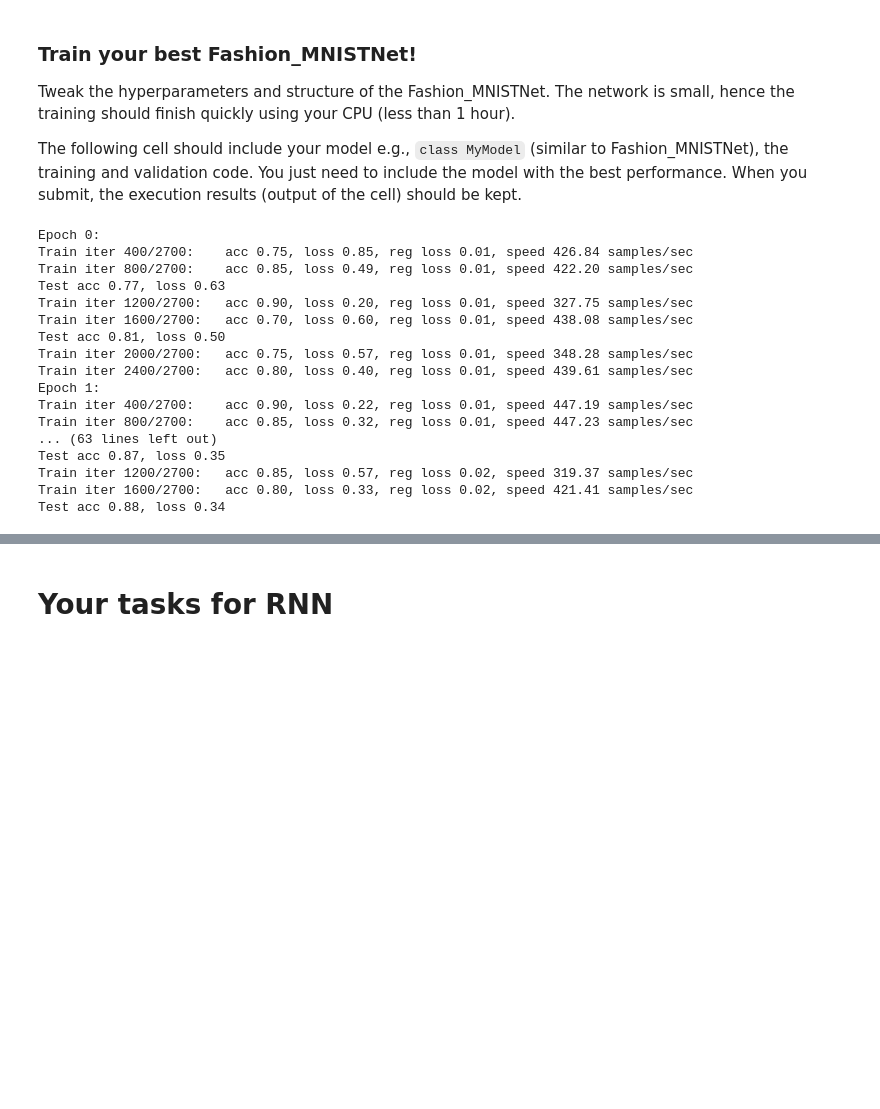
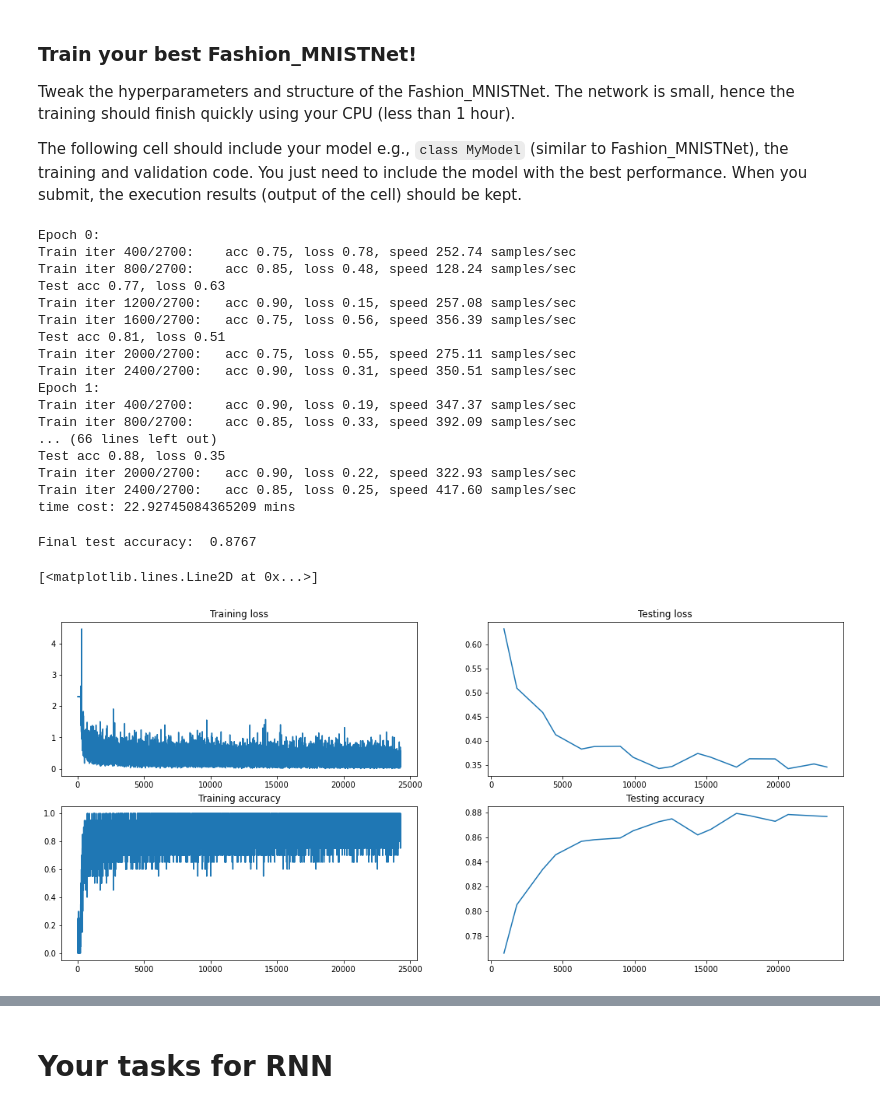
Before and after one commit to amrut-prabhu/cs5242-cnn-rnn-assignment, a Jupyter notebook: main.ipynb, the cells around one changed output, grey strips where cells are left out. Cells and saved outputs as stored; diff of their text form; code cells hidden in the pictures; blank space fills up the shorter version.

Commit message:
Add new cnn model (89.3%)

```diff
--- a/main.ipynb
+++ b/main.ipynb
@@ -519,7 +519,7 @@ def My_Fashion_MNISTNet():
         'pad': 2,
         'stride': 1,
         'in_channel': 1,
-        'out_channel': 64
+        'out_channel': 50
     }
     pool1_params = {
         'pool_type': 'max',
@@ -558,18 +558,18 @@ def My_Fashion_MNISTNet():
 #     model.add(ReLU(name='relu3'))
 #     model.add(Pool2D(pool3_params, name='pooling3'))
 
-    model.add(Dropout(rate=0.25, name='dropout1'))
+#     model.add(Dropout(rate=0.25, name='dropout1'))
     model.add(Flatten(name='flatten'))
 
-    model.add(Linear(64*26*26, 100, name='fclayer1', initializer=Gaussian(std=0.01)))#initializer=Uniform(a=-sqrt(6 / (64*26*26)), b=sqrt(6 / (64*26*26)))))
+    model.add(Linear(50*26*26, 400, name='fclayer1', initializer=Gaussian(std=0.01)))#initializer=Uniform(a=-sqrt(6 / (64*26*26)), b=sqrt(6 / (64*26*26)))))
     model.add(ReLU(name='relu4'))
 
-    model.add(Linear(100, 10, name='fclayer2', initializer=Gaussian(std=0.01)))
+#     model.add(Linear(100, 10, name='fclayer2', initializer=Gaussian(std=0.01)))
 
-#     model.add(Linear(500, 100, name='fclayer2', initializer=Gaussian(std=0.01)))
-#     model.add(ReLU(name='relu5'))
+    model.add(Linear(400, 100, name='fclayer2', initializer=Gaussian(std=0.01)))
+    model.add(ReLU(name='relu5'))
 #     model.add(Dropout(0.3)
-#     model.add(Linear(100, 10, name='fclayer3', initializer=Gaussian(std=0.01)))
+    model.add(Linear(100, 10, name='fclayer3', initializer=Gaussian(std=0.01)))
 #     model.add(ReLU(name='relu6'))
 
 
@@ -584,8 +584,8 @@ loss = SoftmaxCrossEntropy(num_class=10)
 optim = SGD(lr=0.01)
 # optim = Adam(lr=0.005, decay=0,  sheduler_func=None, bias_correction=True) #step_decay
 # optim = RMSprop(lr=0.01, epsilon=1e-6)
-# l2 = L2(w=0.001) # L2 regularization with lambda=0.001
-model.compile(optimizer=optim, loss=loss, regularization=l2)
+l2 = L2(w=0.001) # L2 regularization with lambda=0.001
+model.compile(optimizer=optim, loss=loss)#, regularization=l2)
 
 import time
 start = time.time()
@@ -597,19 +597,39 @@ train_results, val_results, test_results = model.train(
 print('time cost:', (time.time()-start)/60, 'mins')
 # %% [output]
 Epoch 0:
-Train iter 400/2700:    acc 0.75, loss 0.85, reg loss 0.01, speed 426.84 samples/sec
-Train iter 800/2700:    acc 0.85, loss 0.49, reg loss 0.01, speed 422.20 samples/sec
+Train iter 400/2700:    acc 0.75, loss 0.78, speed 252.74 samples/sec
+Train iter 800/2700:    acc 0.85, loss 0.48, speed 128.24 samples/sec
 Test acc 0.77, loss 0.63
-Train iter 1200/2700:   acc 0.90, loss 0.20, reg loss 0.01, speed 327.75 samples/sec
-Train iter 1600/2700:   acc 0.70, loss 0.60, reg loss 0.01, speed 438.08 samples/sec
-Test acc 0.81, loss 0.50
-Train iter 2000/2700:   acc 0.75, loss 0.57, reg loss 0.01, speed 348.28 samples/sec
-Train iter 2400/2700:   acc 0.80, loss 0.40, reg loss 0.01, speed 439.61 samples/sec
+Train iter 1200/2700:   acc 0.90, loss 0.15, speed 257.08 samples/sec
+Train iter 1600/2700:   acc 0.75, loss 0.56, speed 356.39 samples/sec
+Test acc 0.81, loss 0.51
+Train iter 2000/2700:   acc 0.75, loss 0.55, speed 275.11 samples/sec
+Train iter 2400/2700:   acc 0.90, loss 0.31, speed 350.51 samples/sec
 Epoch 1:
-Train iter 400/2700:    acc 0.90, loss 0.22, reg loss 0.01, speed 447.19 samples/sec
-Train iter 800/2700:    acc 0.85, loss 0.32, reg loss 0.01, speed 447.23 samples/sec
-... (63 lines left out)
-Test acc 0.87, loss 0.35
-Train iter 1200/2700:   acc 0.85, loss 0.57, reg loss 0.02, speed 319.37 samples/sec
-Train iter 1600/2700:   acc 0.80, loss 0.33, reg loss 0.02, speed 421.41 samples/sec
-Test acc 0.88, loss 0.34
+Train iter 400/2700:    acc 0.90, loss 0.19, speed 347.37 samples/sec
+Train iter 800/2700:    acc 0.85, loss 0.33, speed 392.09 samples/sec
+... (66 lines left out)
+Test acc 0.88, loss 0.35
+Train iter 2000/2700:   acc 0.90, loss 0.22, speed 322.93 samples/sec
+Train iter 2400/2700:   acc 0.85, loss 0.25, speed 417.60 samples/sec
+time cost: 22.92745084365209 mins
+# %%
+print("Final test accuracy: ", test_results[-1, 2])
+
+plt.figure(figsize=(18, 8))
+plt.subplot(2, 2, 1)
+plt.title('Training loss')
+plt.plot(train_results[:,0], train_results[:,1])
+plt.subplot(2, 2, 3)
+plt.title('Training accuracy')
+plt.plot(train_results[:,0], train_results[:,2])
+plt.subplot(2, 2, 2)
+plt.title('Testing loss')
+plt.plot(test_results[:,0], test_results[:, 1])
+plt.subplot(2, 2, 4)
+plt.title('Testing accuracy')
+plt.plot(test_results[:, 0], test_results[:,2])
+# %% [output]
+Final test accuracy:  0.8767
+[<matplotlib.lines.Line2D at 0x...>]
+[figure, added]
```
Also changed, not shown: parts of 2 cells of this notebook.
